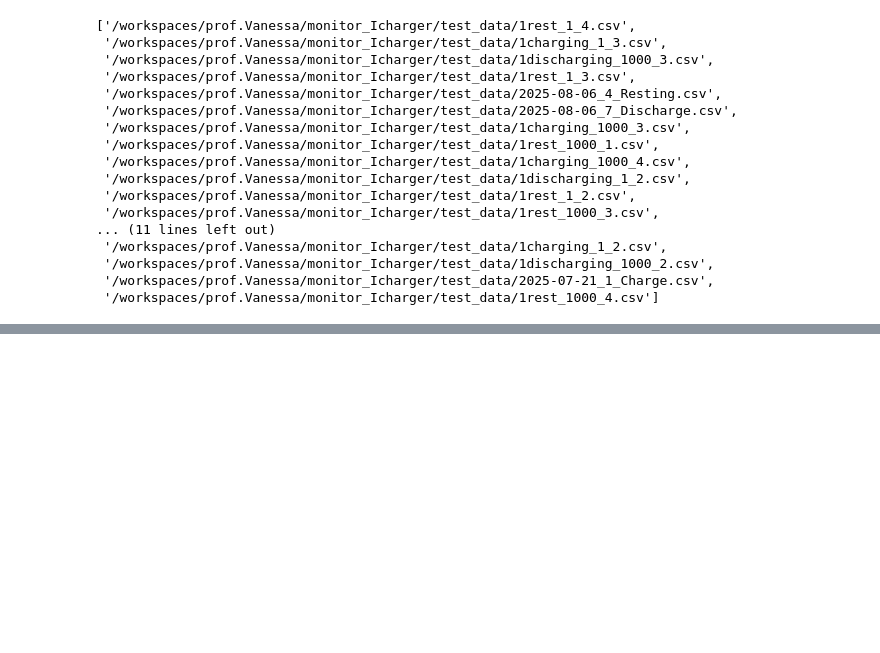
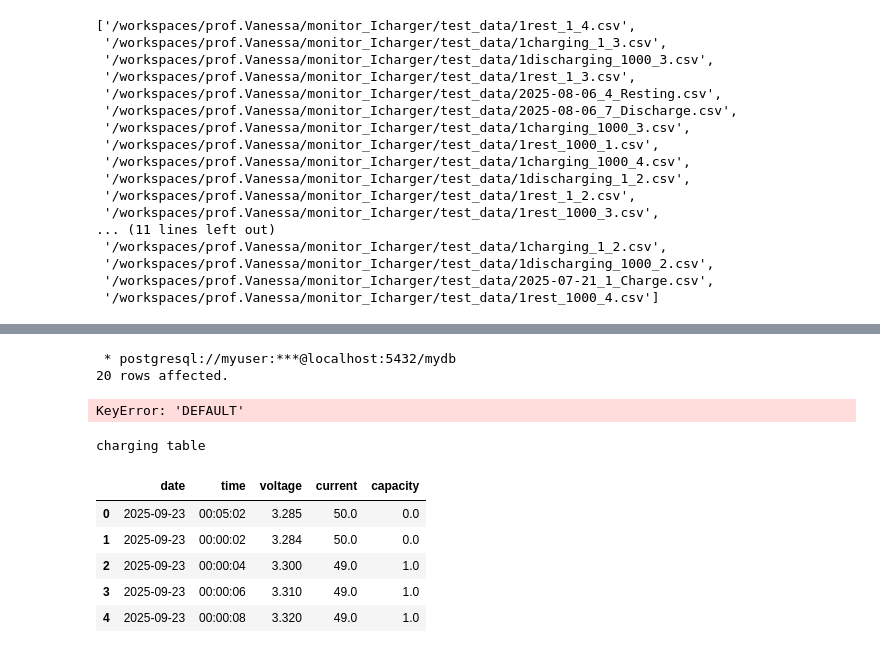
Before and after one commit to kelvinutp/prof.Vanessa, a Jupyter notebook: monitor_Icharger/testing.ipynb, the cells around one changed output, grey strips where cells are left out. Saved outputs shown, nothing was run; the diff lists cells and outputs as text; code cells hidden in the pictures; blank space fills up the shorter version.

```diff
--- a/monitor_Icharger/testing.ipynb
+++ b/monitor_Icharger/testing.ipynb
@@ -450,12 +431,3 @@ def insert_cycle_data(conn, cycle: str, data: list):
     with conn.cursor() as cur:
         cur.execute(insert_template, data)
     conn.commit()
-# %%
-# Example usage
-if __name__ == "__main__":
-    conn = psycopg2.connect(host="localhost", port=5432, database="mydb",
-                            user="myuser", password="mypassword")
-    insert_charging(conn, '2025-10-01', '12:34:56', 3.7, 1.2, 100.0)
-    insert_rest(conn, '2025-10-01', '12:40:00', 3.7, 0.0, 100.0)  # etc.
-    print(fetch_all_data(conn))
-    conn.close()
@@ -466,0 +441,41 @@ connection to server at "localhost" (127.0.0.1), port 5432 failed: Connection re
+# %%
+result = %sql SELECT * FROM rest LIMIT 50
+df = result.DataFrame()
+df.head()
+# %% [output]
+ * postgresql://myuser:***@localhost:5432/mydb
+20 rows affected.
+KeyError: 'DEFAULT'
+# %%
+import psycopg2
+import pandas as pd
+
+def fetch_table(conn_params, table_name, limit=100):
+    conn = psycopg2.connect(**conn_params)
+    try:
+        query = f"SELECT * FROM {table_name} LIMIT {limit};"
+        df = pd.read_sql(query, conn)
+    finally:
+        conn.close()
+    return df
+
+# Example usage
+conn_params = {
+    "host": "localhost",
+    "port": 5432,
+    "database": "mydb",
+    "user": "myuser",
+    "password": "mypassword"
+}
+
+print("charging table")
+df_charging = fetch_table(conn_params, "charging", limit=20)
+df_charging.head()
+# %% [output]
+charging table
+|  | date | time | voltage | current | capacity |
+| 0 | 2025-09-23 | 00:05:02 | 3.285 | 50.0 | 0.0 |
+| 1 | 2025-09-23 | 00:00:02 | 3.284 | 50.0 | 0.0 |
+| 2 | 2025-09-23 | 00:00:04 | 3.300 | 49.0 | 1.0 |
+| 3 | 2025-09-23 | 00:00:06 | 3.310 | 49.0 | 1.0 |
+| 4 | 2025-09-23 | 00:00:08 | 3.320 | 49.0 | 1.0 |
```
Also changed, not shown: parts of 9 cells of this notebook.
